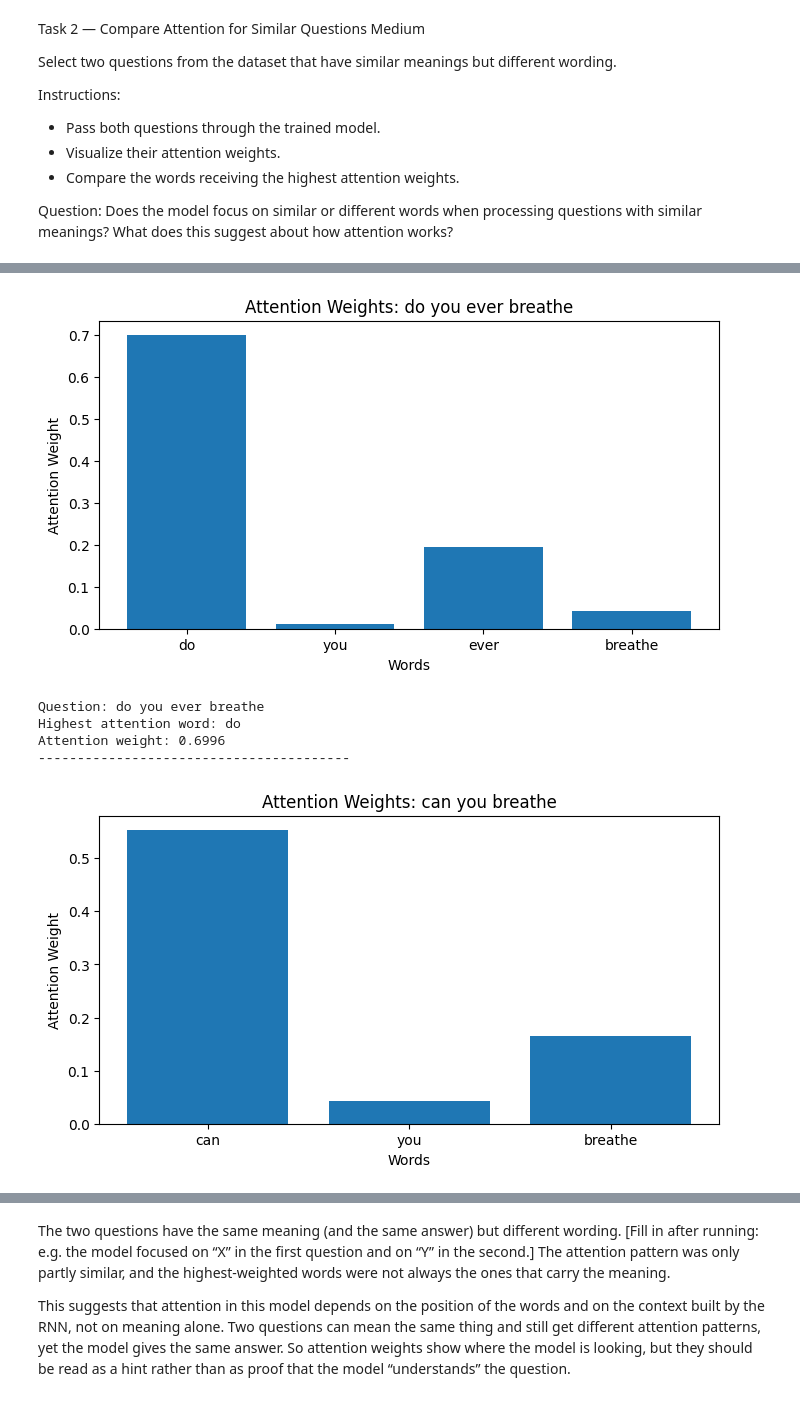
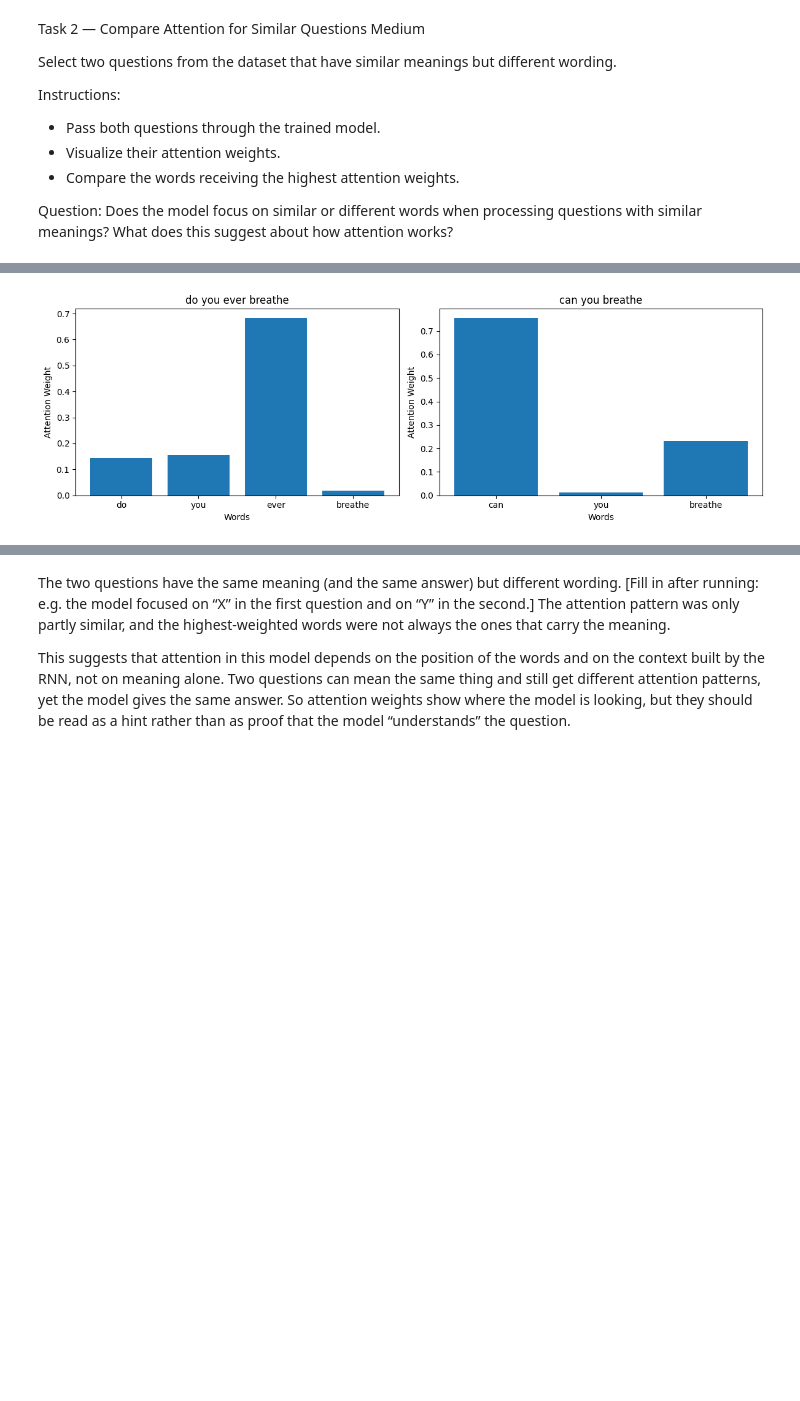
Before and after one commit to zainab-bukhamsin/NLP_Lab11, a Jupyter notebook: Lab_11_Attention_with_RNN.ipynb, the cells around one changed output, grey strips where cells are left out. Drawn from its saved outputs; the diff is of its cells as text; code cells hidden in the pictures; blank space fills up the shorter version.

```diff
--- a/Lab_11_Attention_with_RNN.ipynb
+++ b/Lab_11_Attention_with_RNN.ipynb
@@ -86,13 +97,19 @@ model = RNN()
 ## Step 5 — Train the model
 The model learns which answer belongs to each question.
 # %%
+
 optimizer = torch.optim.Adam(model.parameters(), lr=0.01)
 
 for epoch in range(50):
-    loss = nn.functional.cross_entropy(model(X)[0], y) #calculate loss to reduce it
-    loss.backward() #backpropagation to update parameters
-    optimizer.step() #update parameters
+    optimizer.zero_grad()
+
+    output, weights = model(X)
+    loss = nn.functional.cross_entropy(output, y)
+
+    loss.backward()
+    optimizer.step()
 
 print("Training finished!")
+print("Final Loss:", round(loss.item(), 4))
 # %% [output]
 Training finished!
@@ -208,37 +244,63 @@ Question: Does the model focus on similar or different words when processing que
 
 # Task 2 - Compare Attention for Similar Questions
 
-# Select two questions with similar meanings
 question_indices = [2, 11]
 
 model.eval()
 
-for i in question_indices:
+fig, axes = plt.subplots(1, 2, figsize=(12, 4))
+
+top_words = []
+
+for ax, i in zip(axes, question_indices):
+
     question = df["question"].iloc[i]
 
-    # Extract words from the question
     tokens = [int(t) for t in X[i] if int(t) != 0]
     words = [tokenizer.index_word[t] for t in tokens]
 
-    # Get attention weights
     with torch.no_grad():
         prediction, weights = model(X[i:i+1])
 
     attention_weights = weights[0, :len(words)].tolist()
 
-    # Plot attention weights
-    plt.figure(figsize=(8, 4))
-    plt.bar(words, attention_weights)
-    plt.title("Attention Weights: " + question)
-    plt.xlabel("Words")
-    plt.ylabel("Attention Weight")
-    plt.show()
+    top = attention_weights.index(max(attention_weights))
+    top_words.append(words[top])
 
-    # Find the highest attention word
-    max_index = attention_weights.index(max(attention_weights))
+    predicted_id = prediction.argmax(dim=1).item()
+
+    ax.bar(words, attention_weights)
+    ax.set_title(question)
+    ax.set_xlabel("Words")
+    ax.set_ylabel("Attention Weight")
 
     print("Question:", question)
-    print("Highest attention word:", words[max_index])
-    print("Attention weight:", round(attention_weights[max_index], 4))
-    print("-" * 40)
+    print("Attention weights:", {
+        w: round(a, 4)
+        for w, a in zip(words, attention_weights)
+    })
+    print("Highest attention word:", words[top])
+    print("Highest attention weight:", round(attention_weights[top], 4))
+    print("Predicted answer ID:", predicted_id)
+    print("True answer ID:", df["answer_id"].iloc[i])
+    print("Correct prediction:", predicted_id == df["answer_id"].iloc[i])
+    print("-" * 50)
+
+plt.tight_layout()
+plt.show()
+
+print("Same highest attention word:", top_words[0] == top_words[1])
+
+# Check how often the first word gets the highest attention
+with torch.no_grad():
+    _, all_weights = model(X)
+
+first_word_rate = (
+    all_weights.argmax(dim=1) == 0
+).float().mean().item()
+
+print(
+    f"First word has the highest attention in "
+    f"{first_word_rate:.1%} of all questions."
+)
 # %% [output]
@@ -245,6 +323 @@ for i in question_indices:
-[figure, old version]
+[figure, new version]
-Question: do you ever breathe
-Highest attention word: do
-Attention weight: 0.6996
-----------------------------------------
-[figure, removed]
```
Also changed, not shown: parts of 7 cells of this notebook.
